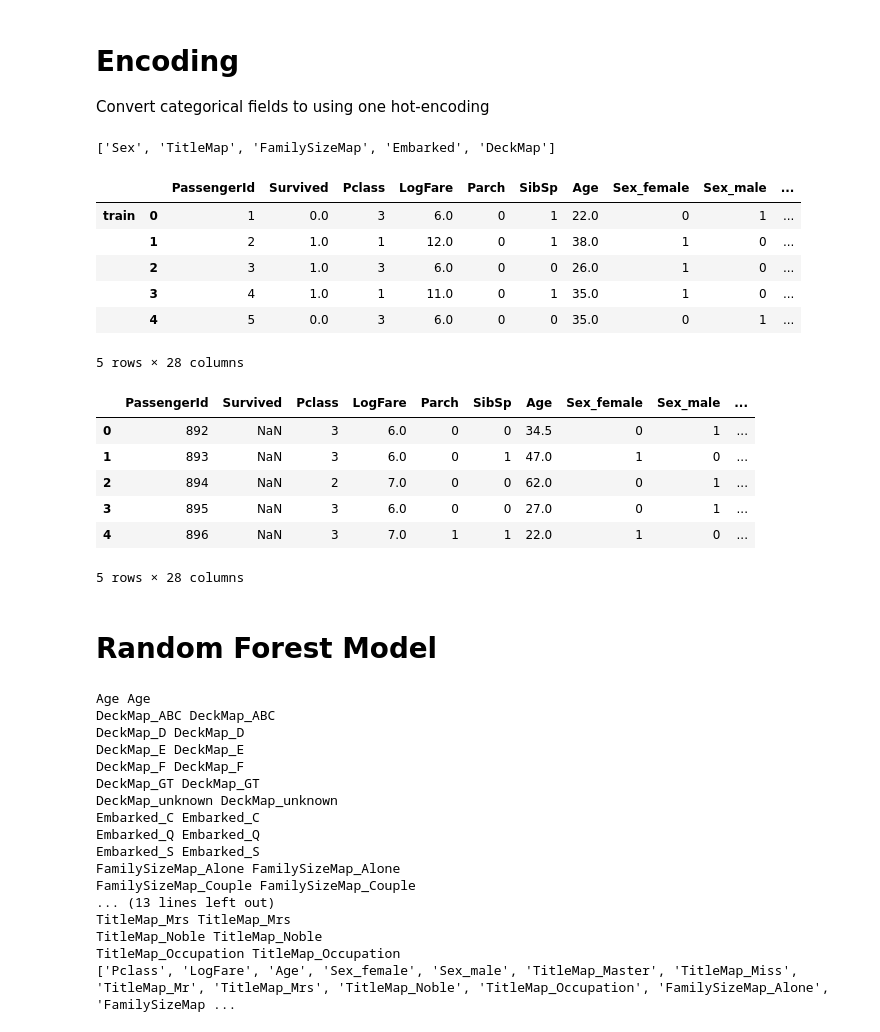
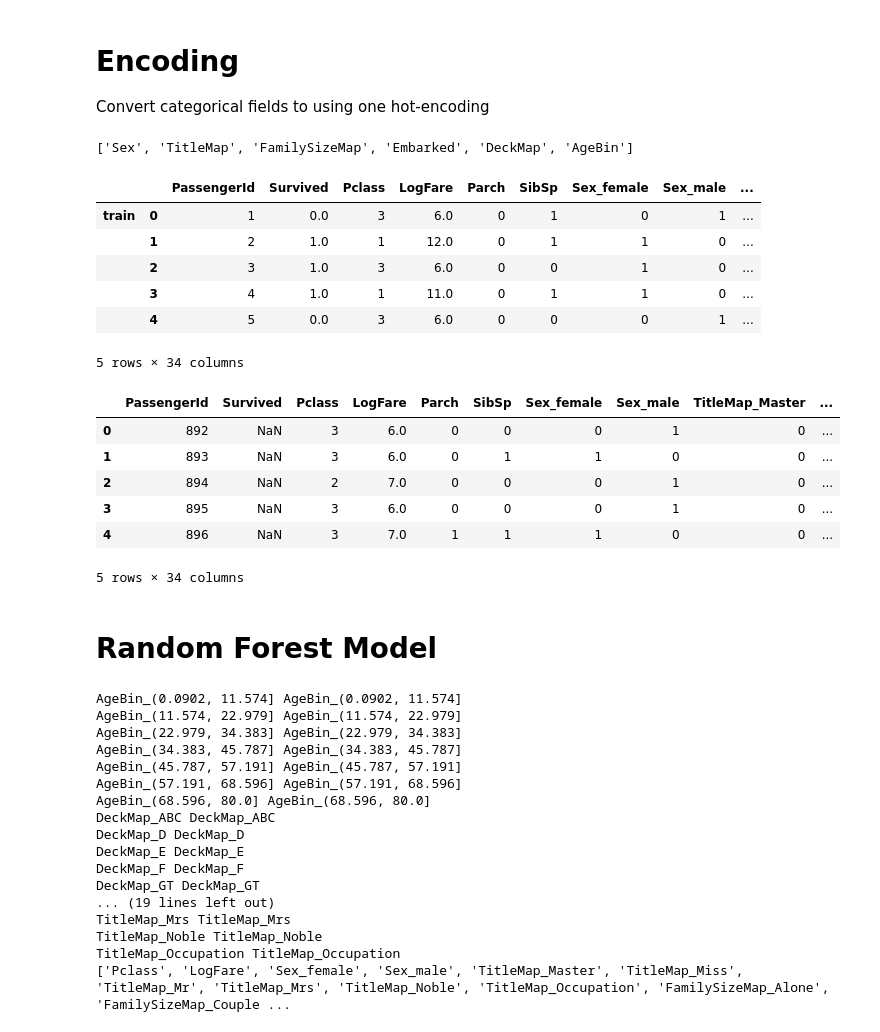
Before and after one commit to timothy-holmes/data-science, a Jupyter notebook: titanic-survival-model.ipynb, the cells around one changed output. Drawn from its saved outputs; the diff is of its cells as text; code cells hidden in the pictures.

```diff
--- a/titanic-survival-model.ipynb
+++ b/titanic-survival-model.ipynb
@@ -273,7 +273,7 @@ if comb_data['Age'].isna().any():
 
 print(comb_data['Age'].isna().any())
 
-# comb_data['AgeBin'] = pd.cut(comb_data['Age'], bins=15, labels=None)
+comb_data['AgeBin'] = pd.cut(comb_data['Age'], bins=7, labels=None)
 # %% [output]
 Pclass  Sex     TitleMap    FamilySizeMap
 1       female  Miss        Alone            32.00
@@ -311,34 +311,34 @@ dtype: int64
 
 Convert categorical fields to using one hot-encoding
 # %%
-data = comb_data[['PassengerId','Survived','Pclass','Sex','LogFare','TitleMap','FamilySizeMap','Embarked','DeckMap','Parch','SibSp','Age']]
-category_cols = [col for col in data.columns if data[col].dtype == object]
+data = comb_data[['PassengerId','Survived','Pclass','Sex','LogFare','TitleMap','FamilySizeMap','Embarked','DeckMap','Parch','SibSp','AgeBin']]
+category_cols = [col for col in data.columns if data[col].dtype == object] + ['AgeBin']
 print(category_cols)
 encoded_columns = pd.get_dummies(data[category_cols],prefix=category_cols,columns=category_cols)
 data = data.join(encoded_columns).drop(category_cols, axis=1)
 data.head()
 # %% [output]
-['Sex', 'TitleMap', 'FamilySizeMap', 'Embarked', 'DeckMap']
+['Sex', 'TitleMap', 'FamilySizeMap', 'Embarked', 'DeckMap', 'AgeBin']
-|  |  | PassengerId | Survived | Pclass | LogFare | Parch | SibSp | Age | Sex_female | Sex_male | ... |
-| train | 0 | 1 | 0.0 | 3 | 6.0 | 0 | 1 | 22.0 | 0 | 1 | ... |
-|  | 1 | 2 | 1.0 | 1 | 12.0 | 0 | 1 | 38.0 | 1 | 0 | ... |
-|  | 2 | 3 | 1.0 | 3 | 6.0 | 0 | 0 | 26.0 | 1 | 0 | ... |
-|  | 3 | 4 | 1.0 | 1 | 11.0 | 0 | 1 | 35.0 | 1 | 0 | ... |
-|  | 4 | 5 | 0.0 | 3 | 6.0 | 0 | 0 | 35.0 | 0 | 1 | ... |
+|  |  | PassengerId | Survived | Pclass | LogFare | Parch | SibSp | Sex_female | Sex_male | ... |
+| train | 0 | 1 | 0.0 | 3 | 6.0 | 0 | 1 | 0 | 1 | ... |
+|  | 1 | 2 | 1.0 | 1 | 12.0 | 0 | 1 | 1 | 0 | ... |
+|  | 2 | 3 | 1.0 | 3 | 6.0 | 0 | 0 | 1 | 0 | ... |
+|  | 3 | 4 | 1.0 | 1 | 11.0 | 0 | 1 | 1 | 0 | ... |
+|  | 4 | 5 | 0.0 | 3 | 6.0 | 0 | 0 | 0 | 1 | ... |
-5 rows × 28 columns
+5 rows × 34 columns
 # %%
 train_data = data.loc['train',:]
 test_data = data.loc['test',:]
 # %%
 test_data.head()
 # %% [output]
-|  | PassengerId | Survived | Pclass | LogFare | Parch | SibSp | Age | Sex_female | Sex_male | ... |
-| 0 | 892 | NaN | 3 | 6.0 | 0 | 0 | 34.5 | 0 | 1 | ... |
-| 1 | 893 | NaN | 3 | 6.0 | 0 | 1 | 47.0 | 1 | 0 | ... |
-| 2 | 894 | NaN | 2 | 7.0 | 0 | 0 | 62.0 | 0 | 1 | ... |
-| 3 | 895 | NaN | 3 | 6.0 | 0 | 0 | 27.0 | 0 | 1 | ... |
-| 4 | 896 | NaN | 3 | 7.0 | 1 | 1 | 22.0 | 1 | 0 | ... |
+|  | PassengerId | Survived | Pclass | LogFare | Parch | SibSp | Sex_female | Sex_male | TitleMap_Master | ... |
+| 0 | 892 | NaN | 3 | 6.0 | 0 | 0 | 0 | 1 | 0 | ... |
+| 1 | 893 | NaN | 3 | 6.0 | 0 | 1 | 1 | 0 | 0 | ... |
+| 2 | 894 | NaN | 2 | 7.0 | 0 | 0 | 0 | 1 | 0 | ... |
+| 3 | 895 | NaN | 3 | 6.0 | 0 | 0 | 0 | 1 | 0 | ... |
+| 4 | 896 | NaN | 3 | 7.0 | 1 | 1 | 1 | 0 | 0 | ... |
-5 rows × 28 columns
+5 rows × 34 columns
 # %% [markdown]
 # Random Forest Model
 # %%
@@ -352,23 +352,23 @@ for x,y in zip(sorted(features + not_features),sorted(columns)):
 
 print(features)
 # %% [output]
-Age Age
+AgeBin_(0.0902, 11.574] AgeBin_(0.0902, 11.574]
+AgeBin_(11.574, 22.979] AgeBin_(11.574, 22.979]
+AgeBin_(22.979, 34.383] AgeBin_(22.979, 34.383]
+AgeBin_(34.383, 45.787] AgeBin_(34.383, 45.787]
+AgeBin_(45.787, 57.191] AgeBin_(45.787, 57.191]
+AgeBin_(57.191, 68.596] AgeBin_(57.191, 68.596]
+AgeBin_(68.596, 80.0] AgeBin_(68.596, 80.0]
 DeckMap_ABC DeckMap_ABC
 DeckMap_D DeckMap_D
 DeckMap_E DeckMap_E
 DeckMap_F DeckMap_F
 DeckMap_GT DeckMap_GT
-DeckMap_unknown DeckMap_unknown
-Embarked_C Embarked_C
-Embarked_Q Embarked_Q
-Embarked_S Embarked_S
-FamilySizeMap_Alone FamilySizeMap_Alone
-FamilySizeMap_Couple FamilySizeMap_Couple
-... (13 lines left out)
+... (19 lines left out)
 TitleMap_Mrs TitleMap_Mrs
 TitleMap_Noble TitleMap_Noble
 TitleMap_Occupation TitleMap_Occupation
-['Pclass', 'LogFare', 'Age', 'Sex_female', 'Sex_male', 'TitleMap_Master', 'TitleMap_Miss', 'TitleMap_Mr', 'TitleMap_Mrs', 'TitleMap_Noble', 'TitleMap_Occupation', 'FamilySizeMap_Alone', 'FamilySizeMap ...
+['Pclass', 'LogFare', 'Sex_female', 'Sex_male', 'TitleMap_Master', 'TitleMap_Miss', 'TitleMap_Mr', 'TitleMap_Mrs', 'TitleMap_Noble', 'TitleMap_Occupation', 'FamilySizeMap_Alone', 'FamilySizeMap_Couple ...
 # %%
 from sklearn.ensemble import RandomForestClassifier, AdaBoostClassifier, GradientBoostingClassifier, ExtraTreesClassifier, VotingClassifier
 from sklearn.model_selection import GridSearchCV, cross_val_score, StratifiedKFold, learning_curve
```
Also changed, not shown: parts of 1 cell of this notebook.
